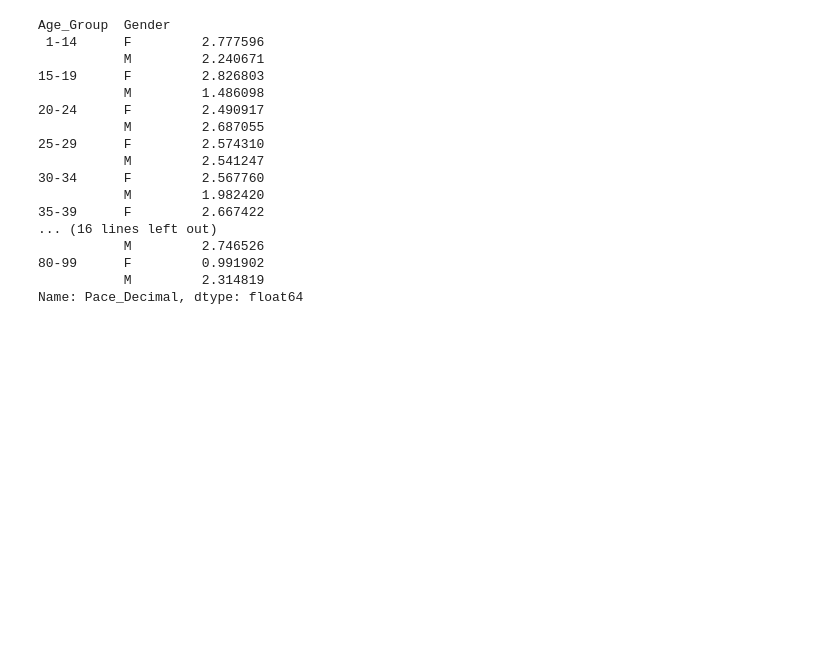
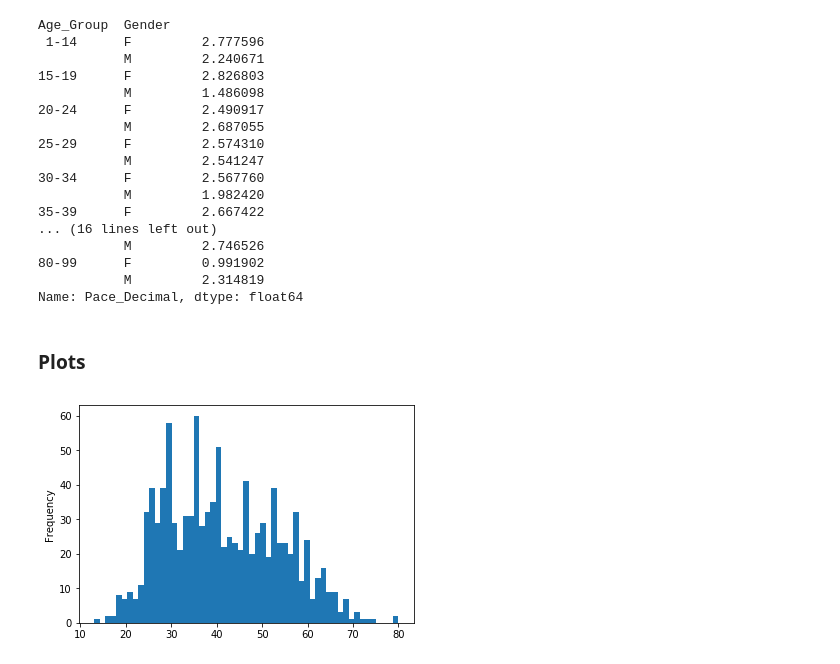
Before and after one commit to 4one4/2018-Missoula-Marathon, a Jupyter notebook: 2018 Missoula Marathon EDA.ipynb, the cells around one changed output. Drawn from its saved outputs; the diff is of its cells as text; code cells hidden in the pictures; blank space fills up the shorter version.

```diff
--- a/2018 Missoula Marathon EDA.ipynb
+++ b/2018 Missoula Marathon EDA.ipynb
@@ -494,3 +474,13 @@ Age_Group  Gender
 80-99      F         0.991902
            M         2.314819
 Name: Pace_Decimal, dtype: float64
+# %%
+#make sure we have the latest for some plotting.
+df_half = df_all[df_all.Race == 'half']
+df_full = df_all[df_all.Race == 'full']
+# %% [markdown]
+### Plots
+# %%
+df_full.Age.plot.hist(bins=55);
+# %% [output]
+[figure, added]
```
Also changed, not shown: parts of 5 cells of this notebook.
